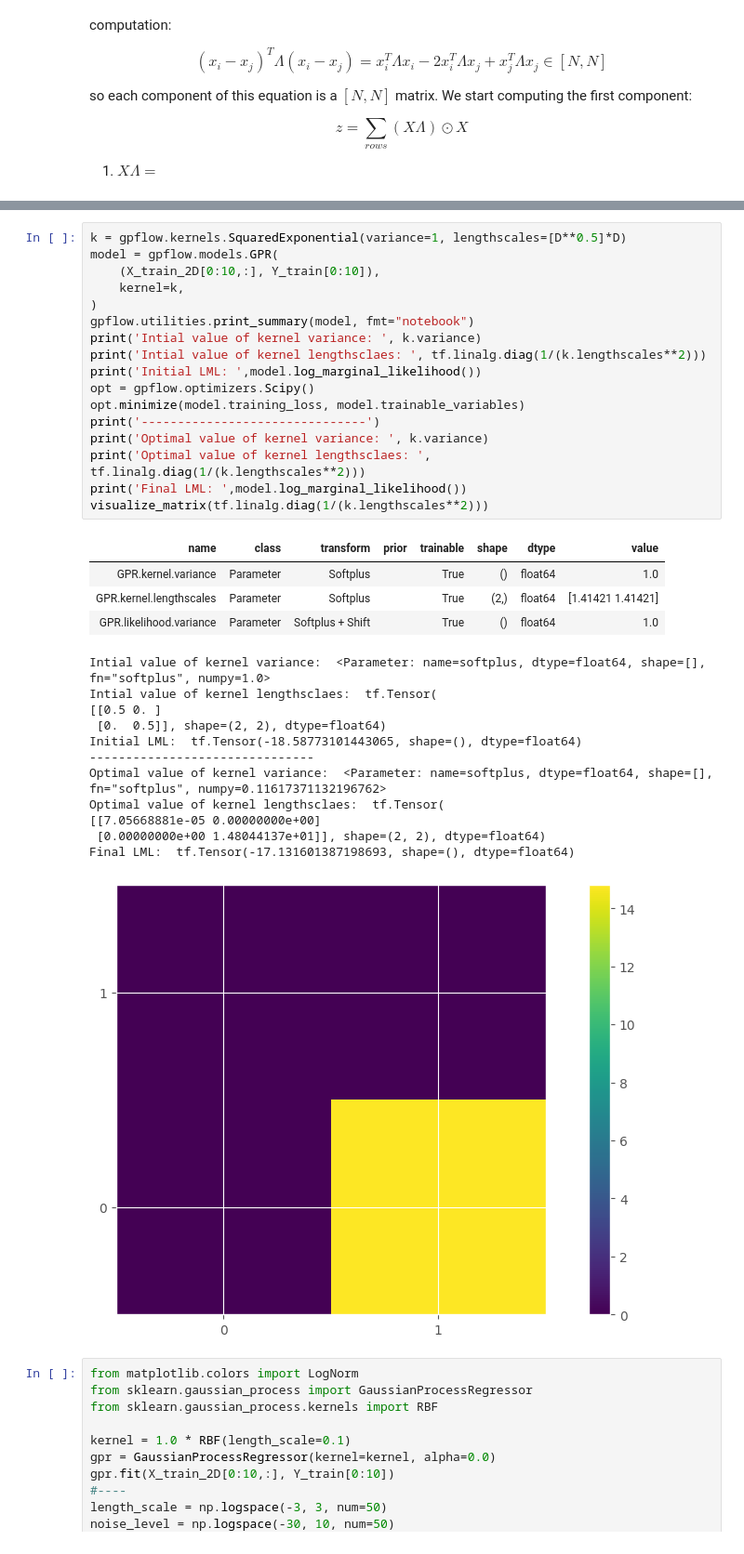
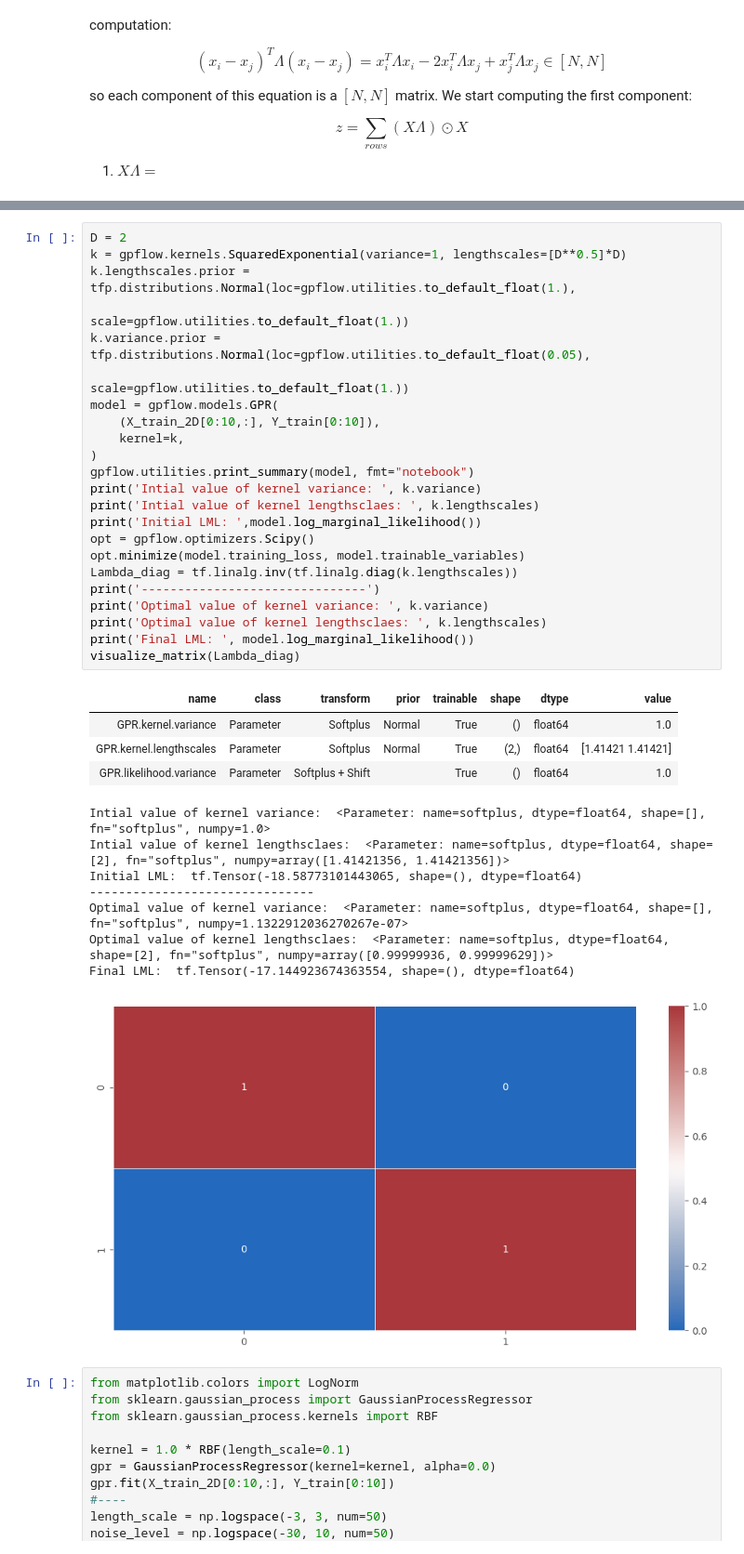
Before and after one commit to mattyred/BSGP_Automatic_Independence_Determination, a Jupyter notebook: LambdaRBFKernel/kernel.ipynb, the cells around one changed output, grey strips where cells are left out. Shown at 93% size. Cells and saved outputs as stored; diff of their text form.

```diff
--- a/LambdaRBFKernel/kernel.ipynb
+++ b/LambdaRBFKernel/kernel.ipynb
@@ -265,37 +268,39 @@ Final LML:  tf.Tensor(-17.09811112316298, shape=(), dtype=float64)
 # %%
+D = 2
 k = gpflow.kernels.SquaredExponential(variance=1, lengthscales=[D**0.5]*D)
+k.lengthscales.prior = tfp.distributions.Normal(loc=gpflow.utilities.to_default_float(1.),
+                                                   scale=gpflow.utilities.to_default_float(1.))
+k.variance.prior = tfp.distributions.Normal(loc=gpflow.utilities.to_default_float(0.05),
+                                               scale=gpflow.utilities.to_default_float(1.))
 model = gpflow.models.GPR(
     (X_train_2D[0:10,:], Y_train[0:10]),
     kernel=k,
 )
 gpflow.utilities.print_summary(model, fmt="notebook")
 print('Intial value of kernel variance: ', k.variance)
-print('Intial value of kernel lengthsclaes: ', tf.linalg.diag(1/(k.lengthscales**2)))
+print('Intial value of kernel lengthsclaes: ', k.lengthscales)
 print('Initial LML: ',model.log_marginal_likelihood())
 opt = gpflow.optimizers.Scipy()
 opt.minimize(model.training_loss, model.trainable_variables)
+Lambda_diag = tf.linalg.inv(tf.linalg.diag(k.lengthscales))
 print('-------------------------------')
 print('Optimal value of kernel variance: ', k.variance)
-print('Optimal value of kernel lengthsclaes: ', tf.linalg.diag(1/(k.lengthscales**2)))
-print('Final LML: ',model.log_marginal_likelihood())
-visualize_matrix(tf.linalg.diag(1/(k.lengthscales**2)))
+print('Optimal value of kernel lengthsclaes: ', k.lengthscales)
+print('Final LML: ', model.log_marginal_likelihood())
+visualize_matrix(Lambda_diag)
 # %% [output]
 | name | class | transform | prior | trainable | shape | dtype | value |
-| GPR.kernel.variance | Parameter | Softplus |  | True | () | float64 | 1.0 |
-| GPR.kernel.lengthscales | Parameter | Softplus |  | True | (2,) | float64 | [1.41421 1.41421] |
+| GPR.kernel.variance | Parameter | Softplus | Normal | True | () | float64 | 1.0 |
+| GPR.kernel.lengthscales | Parameter | Softplus | Normal | True | (2,) | float64 | [1.41421 1.41421] |
 | GPR.likelihood.variance | Parameter | Softplus + Shift |  | True | () | float64 | 1.0 |
 Intial value of kernel variance:  <Parameter: name=softplus, dtype=float64, shape=[], fn="softplus", numpy=1.0>
-Intial value of kernel lengthsclaes:  tf.Tensor(
-[[0.5 0. ]
- [0.  0.5]], shape=(2, 2), dtype=float64)
+Intial value of kernel lengthsclaes:  <Parameter: name=softplus, dtype=float64, shape=[2], fn="softplus", numpy=array([1.41421356, 1.41421356])>
 Initial LML:  tf.Tensor(-18.58773101443065, shape=(), dtype=float64)
 -------------------------------
-Optimal value of kernel variance:  <Parameter: name=softplus, dtype=float64, shape=[], fn="softplus", numpy=0.11617371132196762>
-Optimal value of kernel lengthsclaes:  tf.Tensor(
-[[7.05668881e-05 0.00000000e+00]
- [0.00000000e+00 1.48044137e+01]], shape=(2, 2), dtype=float64)
-Final LML:  tf.Tensor(-17.131601387198693, shape=(), dtype=float64)
+Optimal value of kernel variance:  <Parameter: name=softplus, dtype=float64, shape=[], fn="softplus", numpy=1.1322912036270267e-07>
+Optimal value of kernel lengthsclaes:  <Parameter: name=softplus, dtype=float64, shape=[2], fn="softplus", numpy=array([0.99999936, 0.99999629])>
+Final LML:  tf.Tensor(-17.144923674363554, shape=(), dtype=float64)
-[figure, old version]
+[figure, new version]
 # %%
 from matplotlib.colors import LogNorm
 from sklearn.gaussian_process import GaussianProcessRegressor
```
Also changed, not shown: parts of 12 cells of this notebook, 3 other files.
